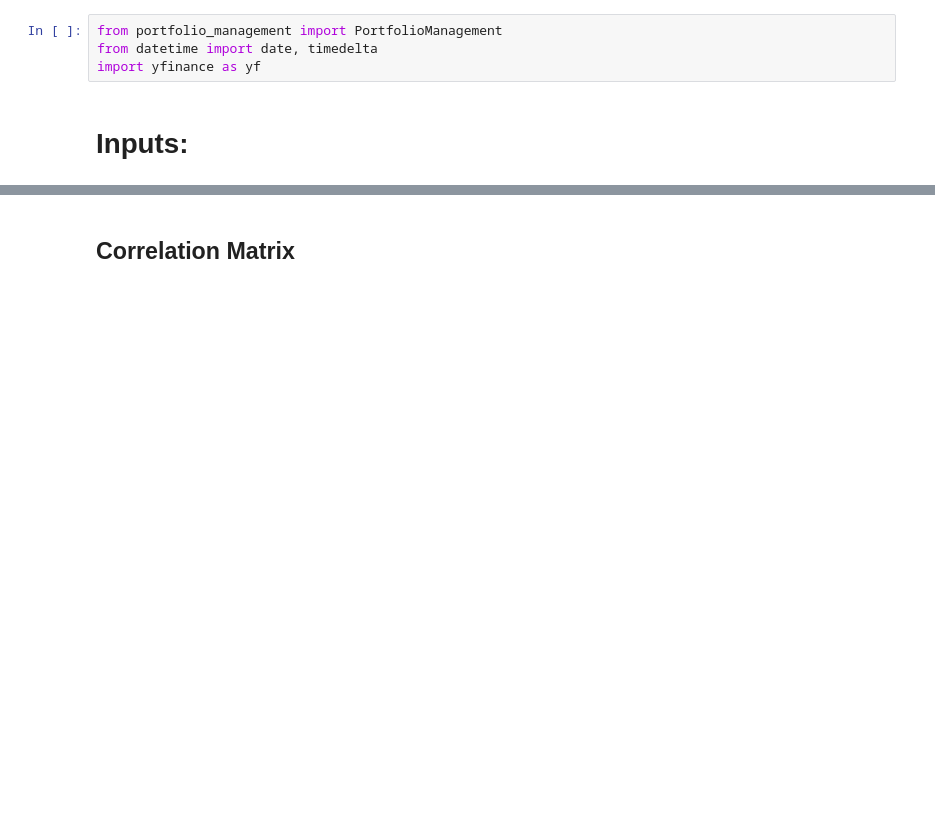
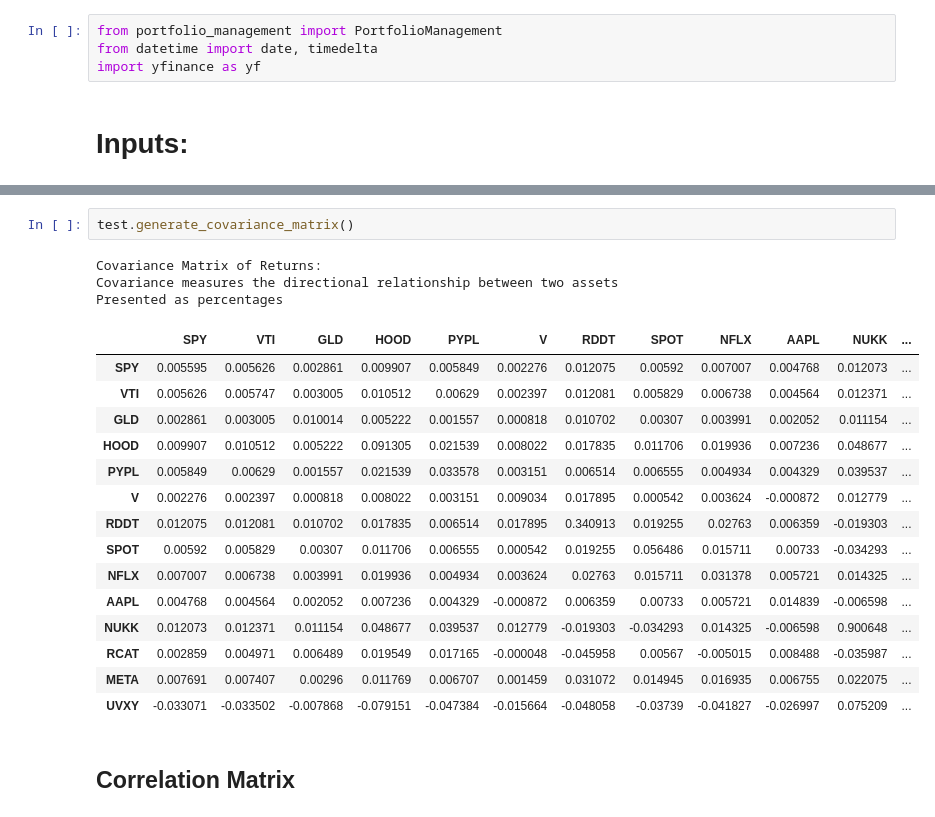
Before and after one commit to FilBillions/correlation_matrix, a Jupyter notebook: Portfolio_Management.ipynb, the cells around one changed output, grey strips where cells are left out. Cells and saved outputs as stored; diff of their text form; blank space fills up the shorter version.

```diff
--- a/Portfolio_Management.ipynb
+++ b/Portfolio_Management.ipynb
@@ -18,3 +17,24 @@ Using existing sample.csv with 100 data points.
+# %%
+test.generate_covariance_matrix()
+# %% [output]
+Covariance Matrix of Returns:
+Covariance measures the directional relationship between two assets
+Presented as percentages
+|  | SPY | VTI | GLD | HOOD | PYPL | V | RDDT | SPOT | NFLX | AAPL | NUKK | ... |
+| SPY | 0.005595 | 0.005626 | 0.002861 | 0.009907 | 0.005849 | 0.002276 | 0.012075 | 0.00592 | 0.007007 | 0.004768 | 0.012073 | ... |
+| VTI | 0.005626 | 0.005747 | 0.003005 | 0.010512 | 0.00629 | 0.002397 | 0.012081 | 0.005829 | 0.006738 | 0.004564 | 0.012371 | ... |
+| GLD | 0.002861 | 0.003005 | 0.010014 | 0.005222 | 0.001557 | 0.000818 | 0.010702 | 0.00307 | 0.003991 | 0.002052 | 0.011154 | ... |
+| HOOD | 0.009907 | 0.010512 | 0.005222 | 0.091305 | 0.021539 | 0.008022 | 0.017835 | 0.011706 | 0.019936 | 0.007236 | 0.048677 | ... |
+| PYPL | 0.005849 | 0.00629 | 0.001557 | 0.021539 | 0.033578 | 0.003151 | 0.006514 | 0.006555 | 0.004934 | 0.004329 | 0.039537 | ... |
+| V | 0.002276 | 0.002397 | 0.000818 | 0.008022 | 0.003151 | 0.009034 | 0.017895 | 0.000542 | 0.003624 | -0.000872 | 0.012779 | ... |
+| RDDT | 0.012075 | 0.012081 | 0.010702 | 0.017835 | 0.006514 | 0.017895 | 0.340913 | 0.019255 | 0.02763 | 0.006359 | -0.019303 | ... |
+| SPOT | 0.00592 | 0.005829 | 0.00307 | 0.011706 | 0.006555 | 0.000542 | 0.019255 | 0.056486 | 0.015711 | 0.00733 | -0.034293 | ... |
+| NFLX | 0.007007 | 0.006738 | 0.003991 | 0.019936 | 0.004934 | 0.003624 | 0.02763 | 0.015711 | 0.031378 | 0.005721 | 0.014325 | ... |
+| AAPL | 0.004768 | 0.004564 | 0.002052 | 0.007236 | 0.004329 | -0.000872 | 0.006359 | 0.00733 | 0.005721 | 0.014839 | -0.006598 | ... |
+| NUKK | 0.012073 | 0.012371 | 0.011154 | 0.048677 | 0.039537 | 0.012779 | -0.019303 | -0.034293 | 0.014325 | -0.006598 | 0.900648 | ... |
+| RCAT | 0.002859 | 0.004971 | 0.006489 | 0.019549 | 0.017165 | -0.000048 | -0.045958 | 0.00567 | -0.005015 | 0.008488 | -0.035987 | ... |
+| META | 0.007691 | 0.007407 | 0.00296 | 0.011769 | 0.006707 | 0.001459 | 0.031072 | 0.014945 | 0.016935 | 0.006755 | 0.022075 | ... |
+| UVXY | -0.033071 | -0.033502 | -0.007868 | -0.079151 | -0.047384 | -0.015664 | -0.048058 | -0.03739 | -0.041827 | -0.026997 | 0.075209 | ... |
 # %% [markdown]
 <h2>Correlation Matrix</h2>
 # %%
```
Also changed, not shown: parts of 3 cells of this notebook, 1 other file.
